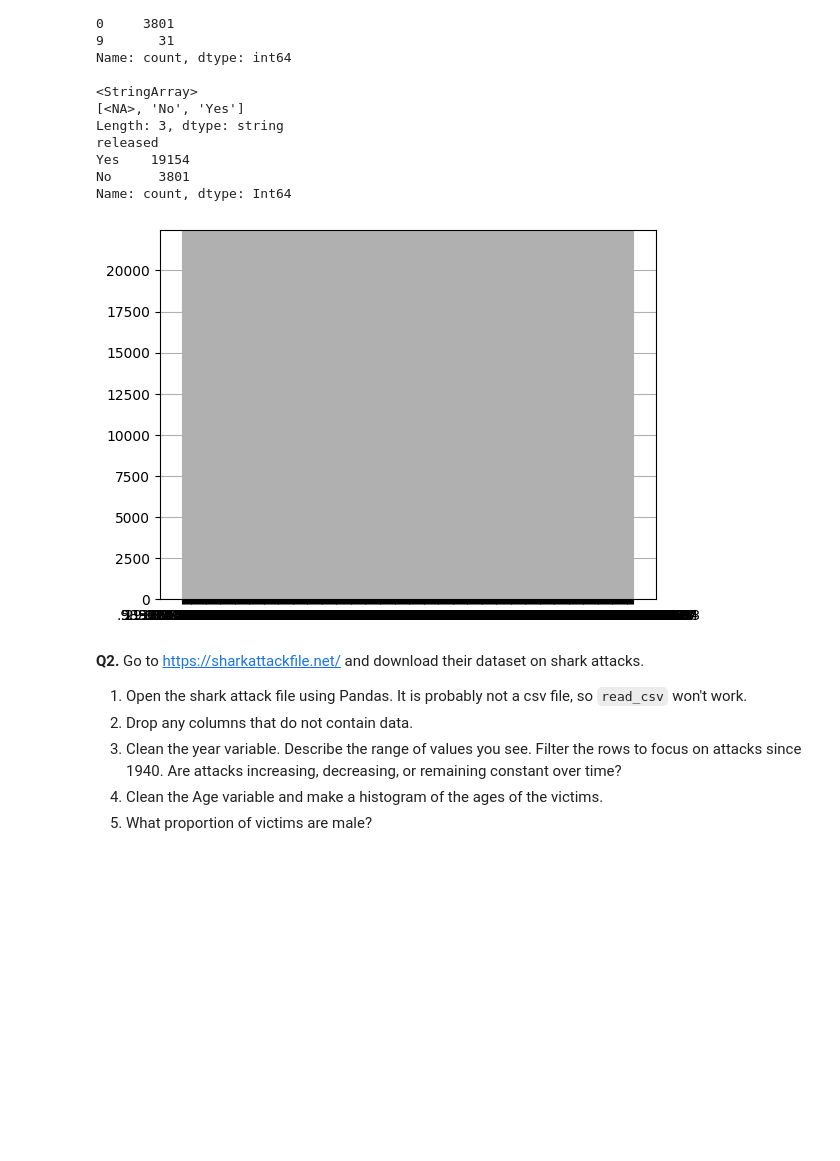
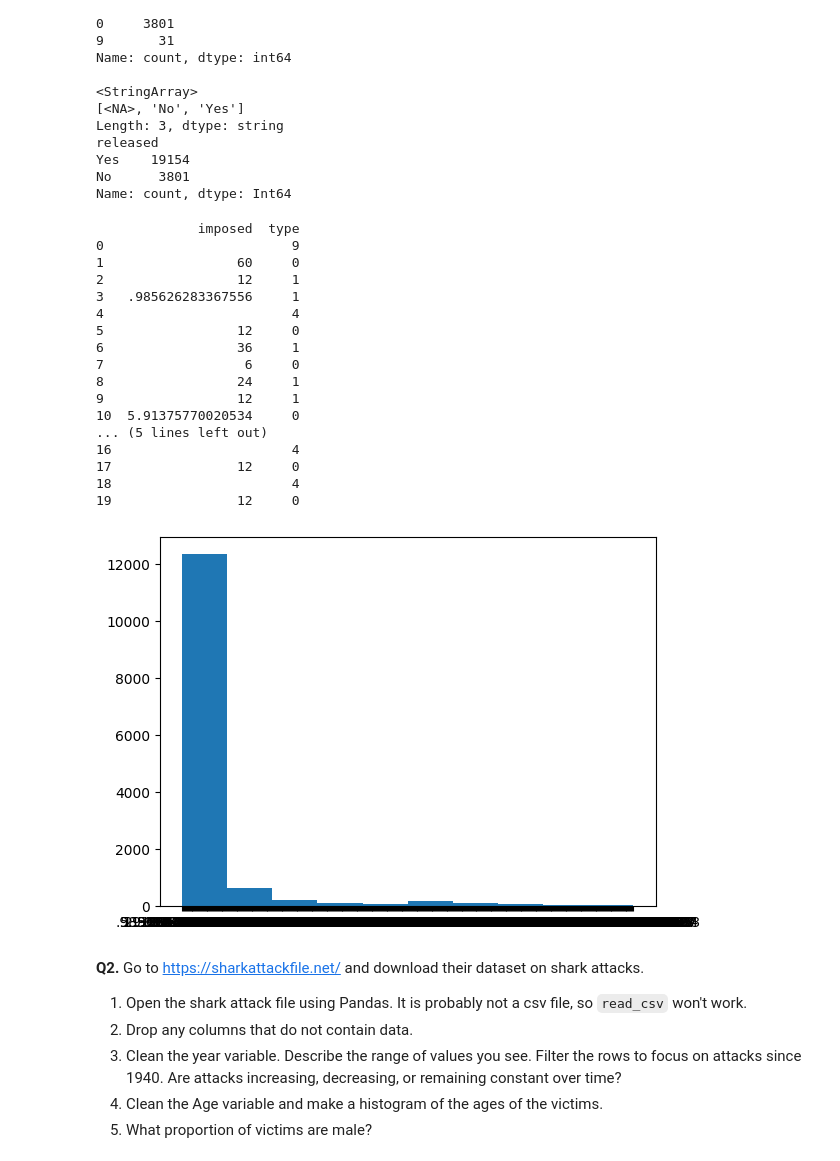
Before and after one commit to tgreg-stack/DS3001_wrangling, a Jupyter notebook: assignment/assignment.ipynb, the cells around one changed output. Saved outputs shown, nothing was run; the diff lists cells and outputs as text; code cells hidden in the pictures; blank space fills up the shorter version.

```diff
--- a/assignment/assignment.ipynb
+++ b/assignment/assignment.ipynb
@@ -98,18 +98,32 @@ Name: count, dtype: Int64
 # %%
 #4
 pt['imposed'] = pt['ImposedSentenceAllChargeInContactEvent']
-pt['ImposedSentenceAllChargeInContactEvent'].hist()
+pt['type'] = pt['SentenceTypeAllChargesAtConvictionInContactEvent']
+print(pt[['imposed','type']].head(20)) #4 and 9 are missing values so convert to nan
+pt.loc[pt['type']==4, 'imposed'] = np.nan #4 is Other, all charges in cohort contact resulted in pending, dismissed,deferred, etc.
+pt.loc[pt['type']==9, 'imposed'] = np.nan #9 is na(e.g., disposition record not found, or unknown)
+#0 is probation/no incarceration, 1 is jail up to 12 months, and 2 is jail 1 year or more.
+pt['imposed'].hist(bins = 10, grid = False) #skewed right as majority no incarceration, or jailed only up to 12 months
 plt.show()
-pt['type'] = pt['SentenceTypeAllChargesAtConvictionInContactEvent']
-pt.loc[pt['type']==4, 'imposed'] = np.nan #4 is Other, all charges in cohort contact resulted in pending, dismissed,deferred, etc.
-pt.loc[pt['type']==9, 'imposed'] = np.nan #9 is na(e.g., disposition record not found, or unknown)\
-abb["Price_missing"] = abb['Price_clean'].isna()
-print ('missing:', sum(abb['Price_missing'])) #0 remeaining missing values
-print(pt['imposed'].hist())
-plt.show()
-pt['type'].unique()
 # %% [output]
+             imposed  type
+0                        9
+1                 60     0
+2                 12     1
+3   .985626283367556     1
+4                        4
+5                 12     0
+6                 36     1
+7                  6     0
+8                 24     1
+9                 12     1
+10  5.91375770020534     0
+... (5 lines left out)
+16                       4
+17                12     0
+18                       4
+19                12     0
-[figure, old version]
+[figure, new version]
 # %% [markdown]
 **Q2.** Go to https://sharkattackfile.net/ and download their dataset on shark attacks.
 
```
